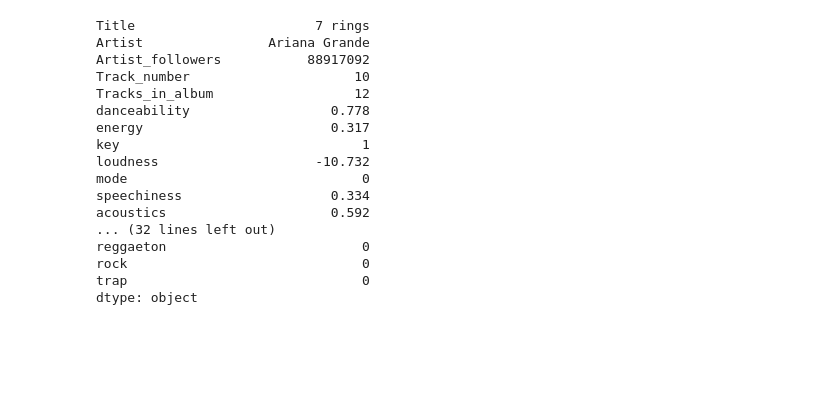
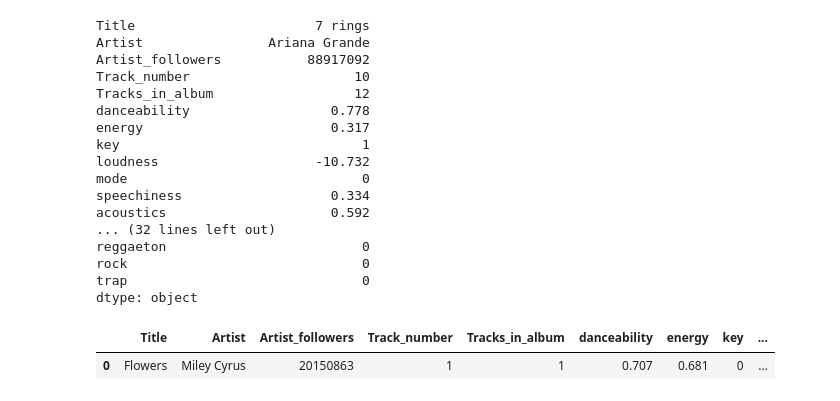
Before and after one commit to AndrewRBader/CU-Fintech_Project-2, a Jupyter notebook: Trent/api_test.ipynb, the cells around one changed output. Saved outputs shown, nothing was run; the diff lists cells and outputs as text; code cells hidden in the pictures; blank space fills up the shorter version.

```diff
--- a/Trent/api_test.ipynb
+++ b/Trent/api_test.ipynb
@@ -251,4 +251,4 @@ sp.search('7 rings',type='track')
   'previous': None,
   'total': 652}}
 # %%
-search_result=sp.search('7 rings',type='track')
+search_result=sp.search('Dynamite BTS',type='track')
@@ -296,6 +316,8 @@ def track_data(search):
     song_stats=sp.track(track_uri)
     artist_stats=sp.artist(artist_uri)
     audio_features=sp.audio_features(tracks=[track_uri])
+
+    return artist_stats
 
     # Populate song_dict with all relevant data
     song_dict={}
@@ -517,0 +637,9 @@ dtype: object
+# %%
+data=track_data('Flowers')
+# %%
+pd.set_option('display.max_columns',200)
+# %%
+data
+# %% [output]
+|  | Title | Artist | Artist_followers | Track_number | Tracks_in_album | danceability | energy | key | ... |
+| 0 | Flowers | Miley Cyrus | 20150863 | 1 | 1 | 0.707 | 0.681 | 0 | ... |
```
Also changed, not shown: parts of 7 cells of this notebook, 1 other file.
